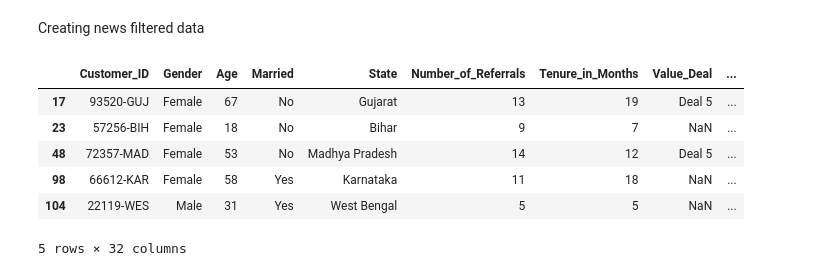
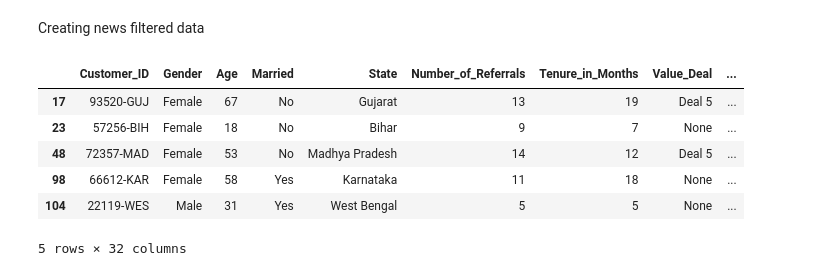
Before and after one commit to Bellinna-Uong/Churn-analysis, a Jupyter notebook: main.ipynb, the cells around one changed output. Drawn from its saved outputs; the diff is of its cells as text; code cells hidden in the pictures.

Commit message:
Fix to have data prod

```diff
--- a/main.ipynb
+++ b/main.ipynb
@@ -141,0 +142,28 @@ null_counts_df
+# %%
+# Remplacer les valeurs NULL (NaN en pandas) avec des valeurs par défaut
+df.fillna({
+    'Value_Deal': 'None',
+    'Multiple_Lines': 'No',
+    'Internet_Type': 'None',
+    'Online_Security': 'No',
+    'Online_Backup': 'No',
+    'Device_Protection_Plan': 'No',
+    'Premium_Support': 'No',
+    'Streaming_TV': 'No',
+    'Streaming_Movies': 'No',
+    'Streaming_Music': 'No',
+    'Unlimited_Data': 'No',
+    'Churn_Category': 'Others',
+    'Churn_Reason': 'Others'
+}, inplace=True)
+
+# Vérifier le résultat
+print(df.head())
+
+import os
+
+if not os.path.exists('data'):
+    os.makedirs('data')
+
+df.to_csv('data/prod_data.csv', index=False)
+print("Fichier enregistré avec succès !")
@@ -142,21 +188,16 @@ null_counts_df
 # %% [markdown]
 Creating news filtered data
 # %%
-import os
-
-if not os.path.exists('data'):
-    os.makedirs('data')
-
 filtered_df = df[df['Customer_Status'].isin(['Joined'])]
-filtered_df.to_csv('data/Data.csv', index=False)
+filtered_df.to_csv('data/Joined.csv', index=False)
 filtered_df.head()
 # %% [output]
 |  | Customer_ID | Gender | Age | Married | State | Number_of_Referrals | Tenure_in_Months | Value_Deal | ... |
 | 17 | 93520-GUJ | Female | 67 | No | Gujarat | 13 | 19 | Deal 5 | ... |
-| 23 | 57256-BIH | Female | 18 | No | Bihar | 9 | 7 | NaN | ... |
+| 23 | 57256-BIH | Female | 18 | No | Bihar | 9 | 7 | None | ... |
 | 48 | 72357-MAD | Female | 53 | No | Madhya Pradesh | 14 | 12 | Deal 5 | ... |
-| 98 | 66612-KAR | Female | 58 | Yes | Karnataka | 11 | 18 | NaN | ... |
-| 104 | 22119-WES | Male | 31 | Yes | West Bengal | 5 | 5 | NaN | ... |
+| 98 | 66612-KAR | Female | 58 | Yes | Karnataka | 11 | 18 | None | ... |
+| 104 | 22119-WES | Male | 31 | Yes | West Bengal | 5 | 5 | None | ... |
 5 rows × 32 columns
 # %%
 filtered_df = df[df['Customer_Status'].isin(['Churned', 'Stayed'])]
```
Also changed, not shown: parts of 3 cells of this notebook, 3 other files.
